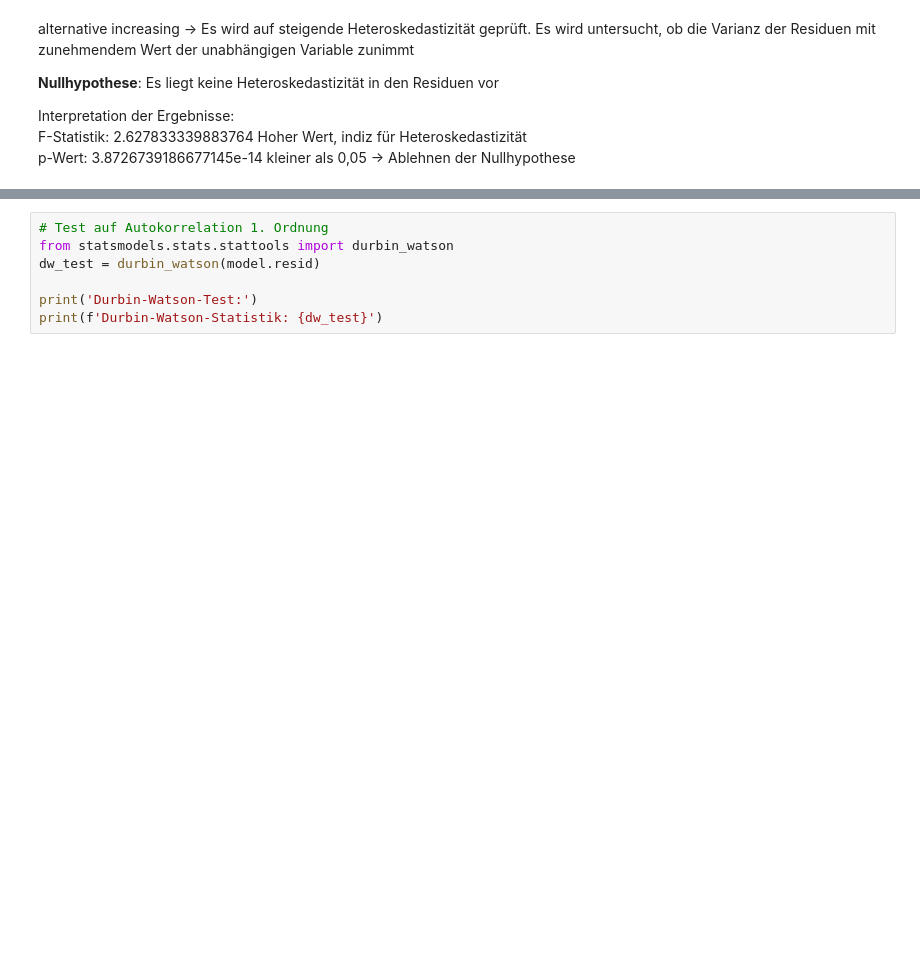
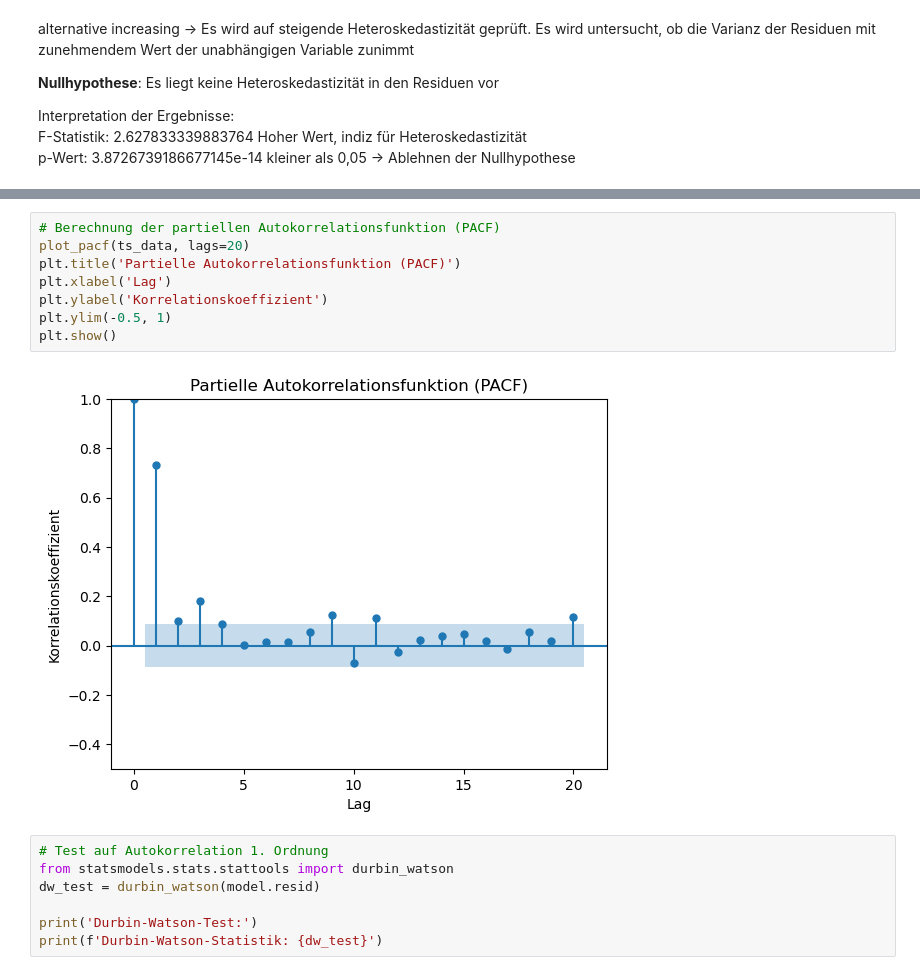
Before and after one commit to NJR1337/-ko, a Jupyter notebook: multivariates_modell.ipynb, the cells around one changed output, grey strips where cells are left out. Cells and saved outputs as stored; diff of their text form; blank space fills up the shorter version.

```diff
--- a/multivariates_modell.ipynb
+++ b/multivariates_modell.ipynb
@@ -322,3 +336,13 @@ p-Wert:  3.8726739186677145e-14 kleiner als 0,05 -> Ablehnen der Nullhypothese
+# %%
+# Berechnung der partiellen Autokorrelationsfunktion (PACF)
+plot_pacf(ts_data, lags=20)
+plt.title('Partielle Autokorrelationsfunktion (PACF)')
+plt.xlabel('Lag')
+plt.ylabel('Korrelationskoeffizient')
+plt.ylim(-0.5, 1)
+plt.show()
+# %% [output]
+[figure, added]
 # %%
 # Test auf Autokorrelation 1. Ordnung
 from statsmodels.stats.stattools import durbin_watson
```
Also changed, not shown: parts of 3 cells of this notebook.
